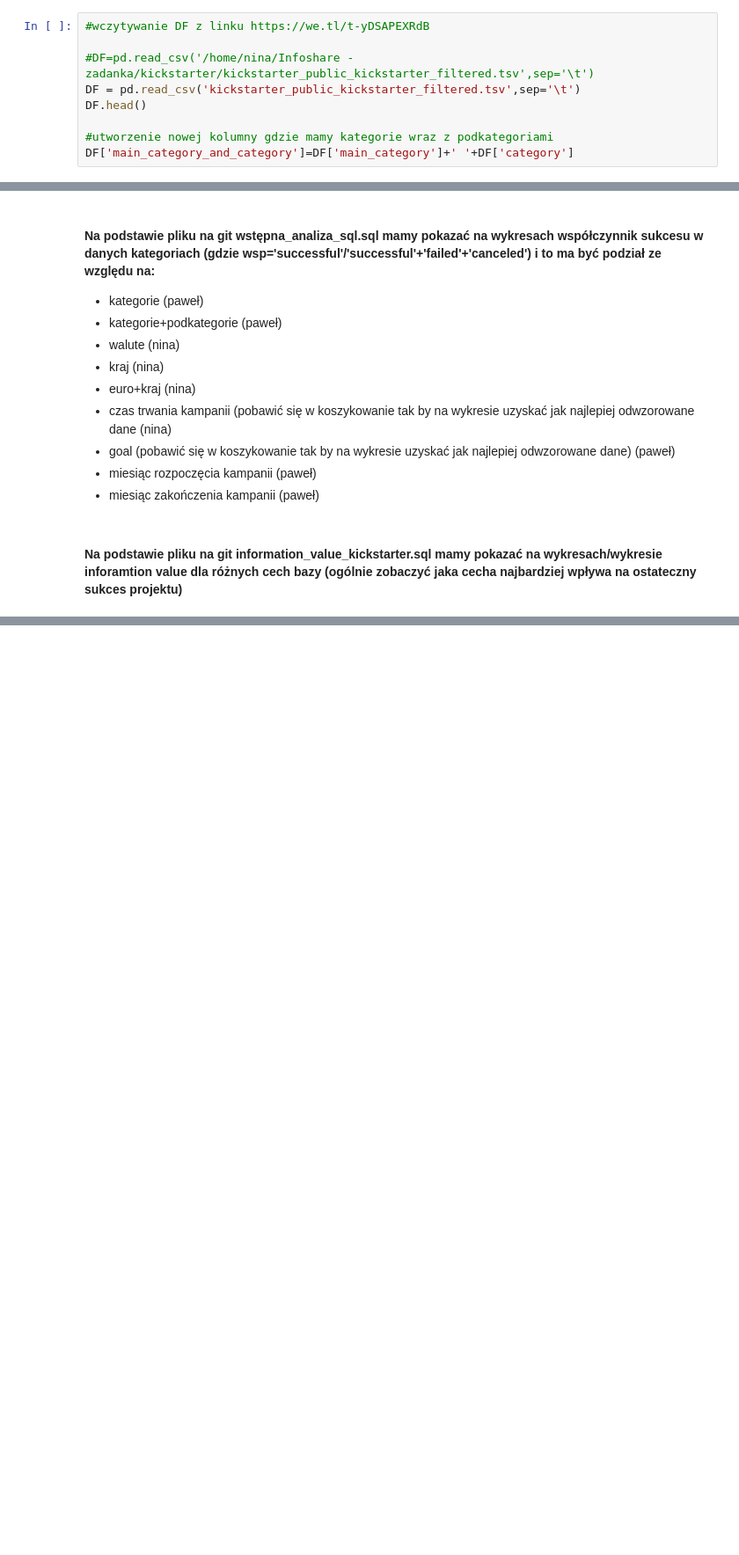
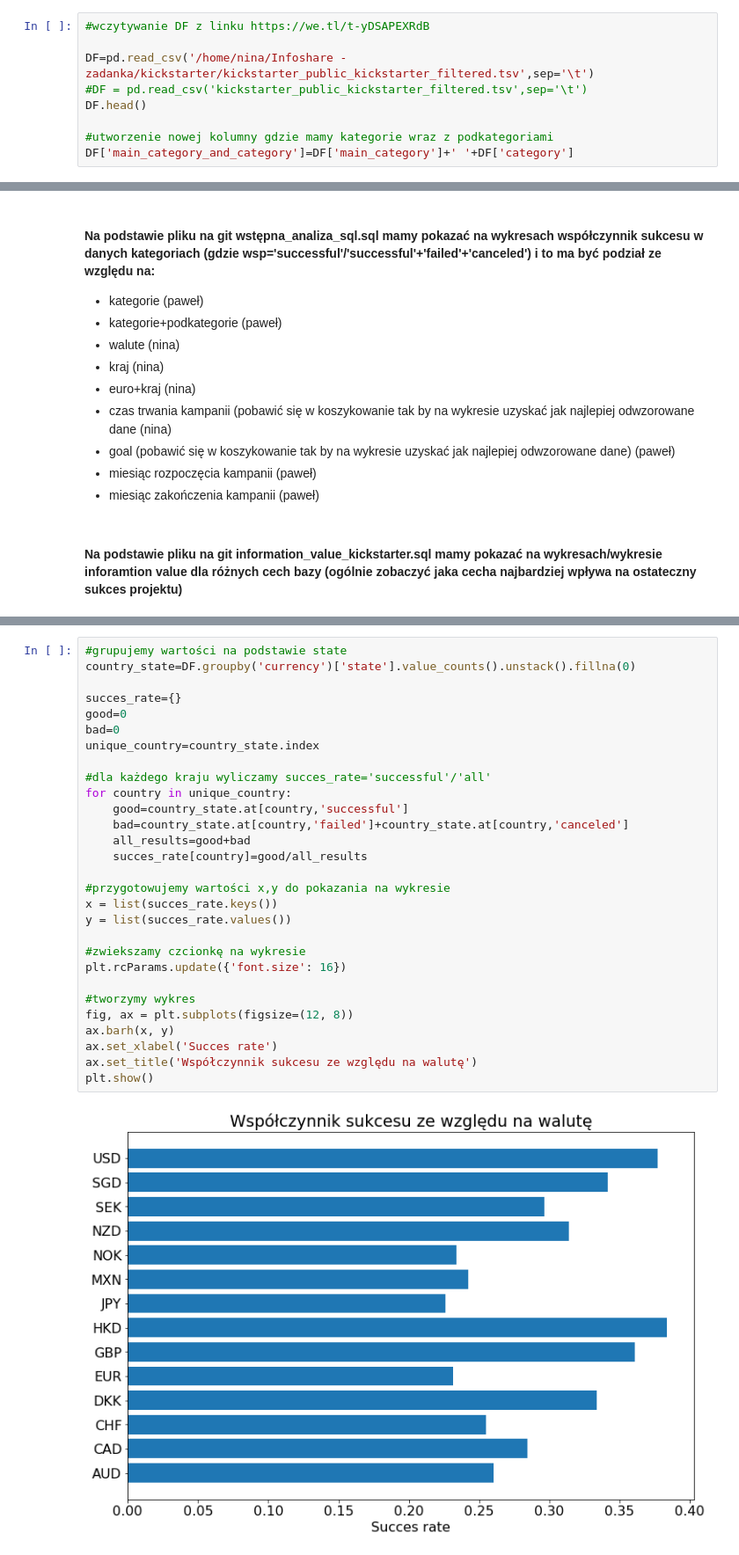
Before and after one commit to infoshareacademy/jdsz4-PandP, a Jupyter notebook: projekt_python/AnalizaProjectPython.ipynb, the cells around one changed output, grey strips where cells are left out. Shown at 88% size. Cells and saved outputs as stored; diff of their text form; blank space fills up the shorter version.

Commit message:
Adding plots for succes rate to AnalizaProjectPython.ipynb

```diff
--- a/projekt_python/AnalizaProjectPython.ipynb
+++ b/projekt_python/AnalizaProjectPython.ipynb
@@ -8,8 +8,8 @@ import matplotlib.pyplot as plt
 # %%
 #wczytywanie DF z linku https://we.tl/t-yDSAPEXRdB
 
-#DF=pd.read_csv('/home/nina/Infoshare - zadanka/kickstarter/kickstarter_public_kickstarter_filtered.tsv',sep='\t')
-DF = pd.read_csv('kickstarter_public_kickstarter_filtered.tsv',sep='\t')
+DF=pd.read_csv('/home/nina/Infoshare - zadanka/kickstarter/kickstarter_public_kickstarter_filtered.tsv',sep='\t')
+#DF = pd.read_csv('kickstarter_public_kickstarter_filtered.tsv',sep='\t')
 DF.head()
 
 #utworzenie nowej kolumny gdzie mamy kategorie wraz z podkategoriami
@@ -78,0 +81,31 @@ Więcej histogramów i poprawienie już zrobionych - nina
+# %%
+#grupujemy wartości na podstawie state
+country_state=DF.groupby('currency')['state'].value_counts().unstack().fillna(0)
+
+succes_rate={}
+good=0
+bad=0
+unique_country=country_state.index
+
+#dla każdego kraju wyliczamy succes_rate='successful'/'all'
+for country in unique_country:
+    good=country_state.at[country,'successful']
+    bad=country_state.at[country,'failed']+country_state.at[country,'canceled']
+    all_results=good+bad
+    succes_rate[country]=good/all_results
+
+#przygotowujemy wartości x,y do pokazania na wykresie
+x = list(succes_rate.keys())
+y = list(succes_rate.values())
+
+#zwiekszamy czcionkę na wykresie
+plt.rcParams.update({'font.size': 16})
+
+#tworzymy wykres
+fig, ax = plt.subplots(figsize=(12, 8))
+ax.barh(x, y)
+ax.set_xlabel('Succes rate')
+ax.set_title('Współczynnik sukcesu ze względu na walutę')
+plt.show()
+# %% [output]
+[figure, added]
```
Also changed, not shown: parts of 8 cells of this notebook.
